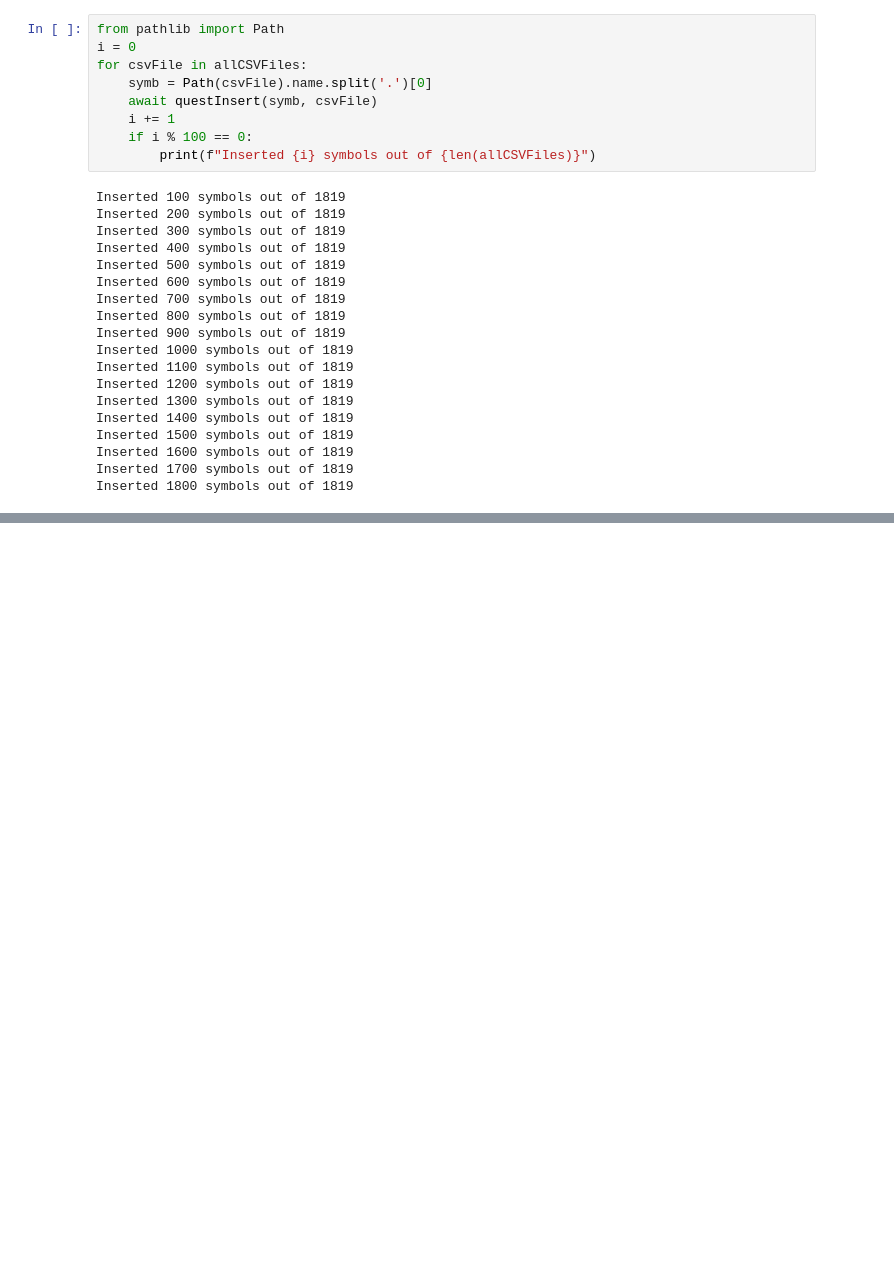
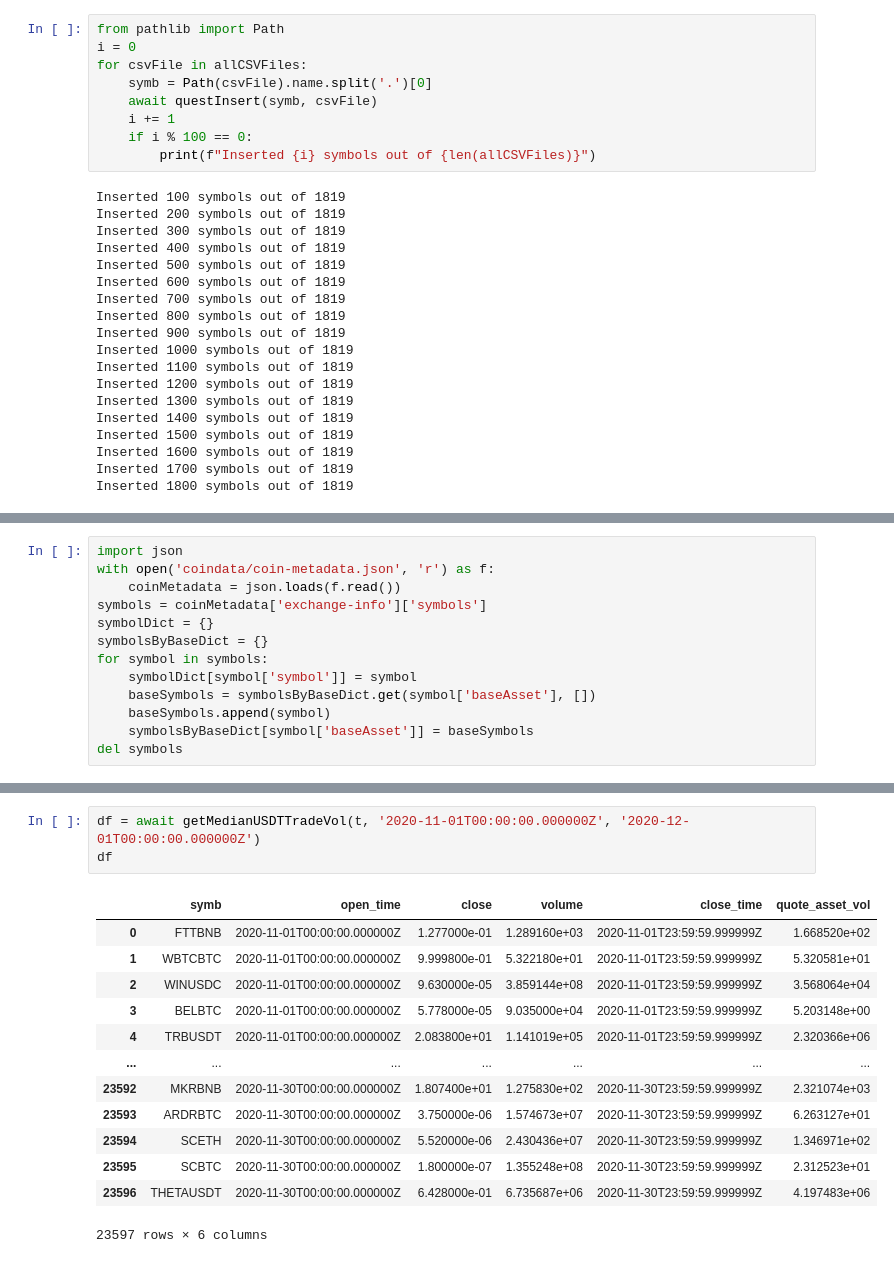
Before and after one commit to srmq/onn-indices, a Jupyter notebook: onn-b/onnBinance.ipynb, the cells around one changed output, grey strips where cells are left out. Drawn from its saved outputs; the diff is of its cells as text; blank space fills up the shorter version.

```diff
--- a/onn-b/onnBinance.ipynb
+++ b/onn-b/onnBinance.ipynb
@@ -135,0 +212,13 @@ Inserted 1800 symbols out of 1819
+# %%
+import json
+with open('coindata/coin-metadata.json', 'r') as f:
+    coinMetadata = json.loads(f.read())
+symbols = coinMetadata['exchange-info']['symbols']
+symbolDict = {}
+symbolsByBaseDict = {}
+for symbol in symbols:
+    symbolDict[symbol['symbol']] = symbol
+    baseSymbols = symbolsByBaseDict.get(symbol['baseAsset'], [])
+    baseSymbols.append(symbol)
+    symbolsByBaseDict[symbol['baseAsset']] = baseSymbols
+del symbols
@@ -135,0 +294,17 @@ Inserted 1800 symbols out of 1819
+# %%
+df = await getMedianUSDTTradeVol(t, '2020-11-01T00:00:00.000000Z', '2020-12-01T00:00:00.000000Z')
+df
+# %% [output]
+|  | symb | open_time | close | volume | close_time | quote_asset_vol |
+| 0 | FTTBNB | 2020-11-01T00:00:00.000000Z | 1.277000e-01 | 1.289160e+03 | 2020-11-01T23:59:59.999999Z | 1.668520e+02 |
+| 1 | WBTCBTC | 2020-11-01T00:00:00.000000Z | 9.999800e-01 | 5.322180e+01 | 2020-11-01T23:59:59.999999Z | 5.320581e+01 |
+| 2 | WINUSDC | 2020-11-01T00:00:00.000000Z | 9.630000e-05 | 3.859144e+08 | 2020-11-01T23:59:59.999999Z | 3.568064e+04 |
+| 3 | BELBTC | 2020-11-01T00:00:00.000000Z | 5.778000e-05 | 9.035000e+04 | 2020-11-01T23:59:59.999999Z | 5.203148e+00 |
+| 4 | TRBUSDT | 2020-11-01T00:00:00.000000Z | 2.083800e+01 | 1.141019e+05 | 2020-11-01T23:59:59.999999Z | 2.320366e+06 |
+| ... | ... | ... | ... | ... | ... | ... |
+| 23592 | MKRBNB | 2020-11-30T00:00:00.000000Z | 1.807400e+01 | 1.275830e+02 | 2020-11-30T23:59:59.999999Z | 2.321074e+03 |
+| 23593 | ARDRBTC | 2020-11-30T00:00:00.000000Z | 3.750000e-06 | 1.574673e+07 | 2020-11-30T23:59:59.999999Z | 6.263127e+01 |
+| 23594 | SCETH | 2020-11-30T00:00:00.000000Z | 5.520000e-06 | 2.430436e+07 | 2020-11-30T23:59:59.999999Z | 1.346971e+02 |
+| 23595 | SCBTC | 2020-11-30T00:00:00.000000Z | 1.800000e-07 | 1.355248e+08 | 2020-11-30T23:59:59.999999Z | 2.312523e+01 |
+| 23596 | THETAUSDT | 2020-11-30T00:00:00.000000Z | 6.428000e-01 | 6.735687e+06 | 2020-11-30T23:59:59.999999Z | 4.197483e+06 |
+23597 rows × 6 columns
```
Also changed, not shown: parts of 19 cells of this notebook, 1 other file.
